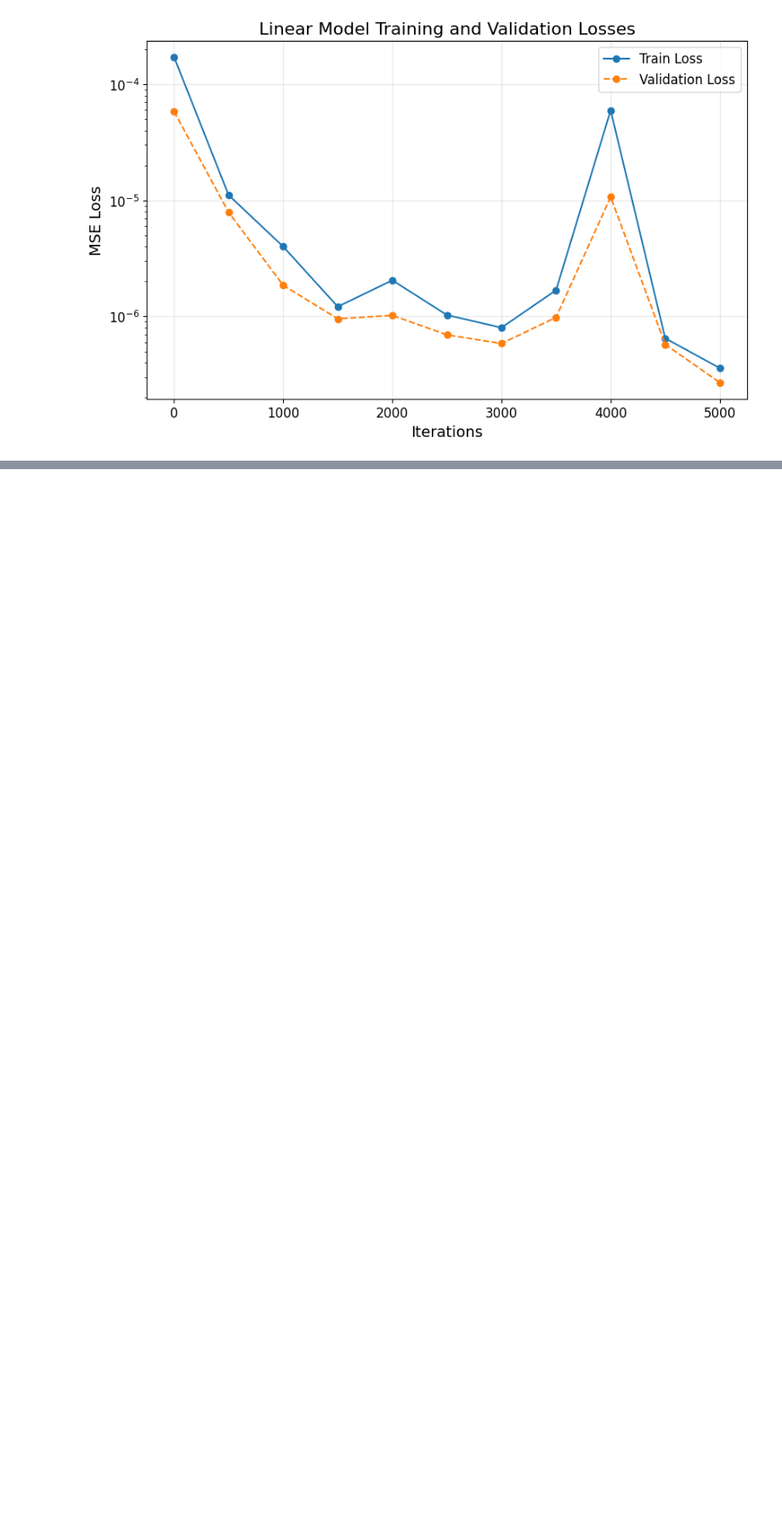
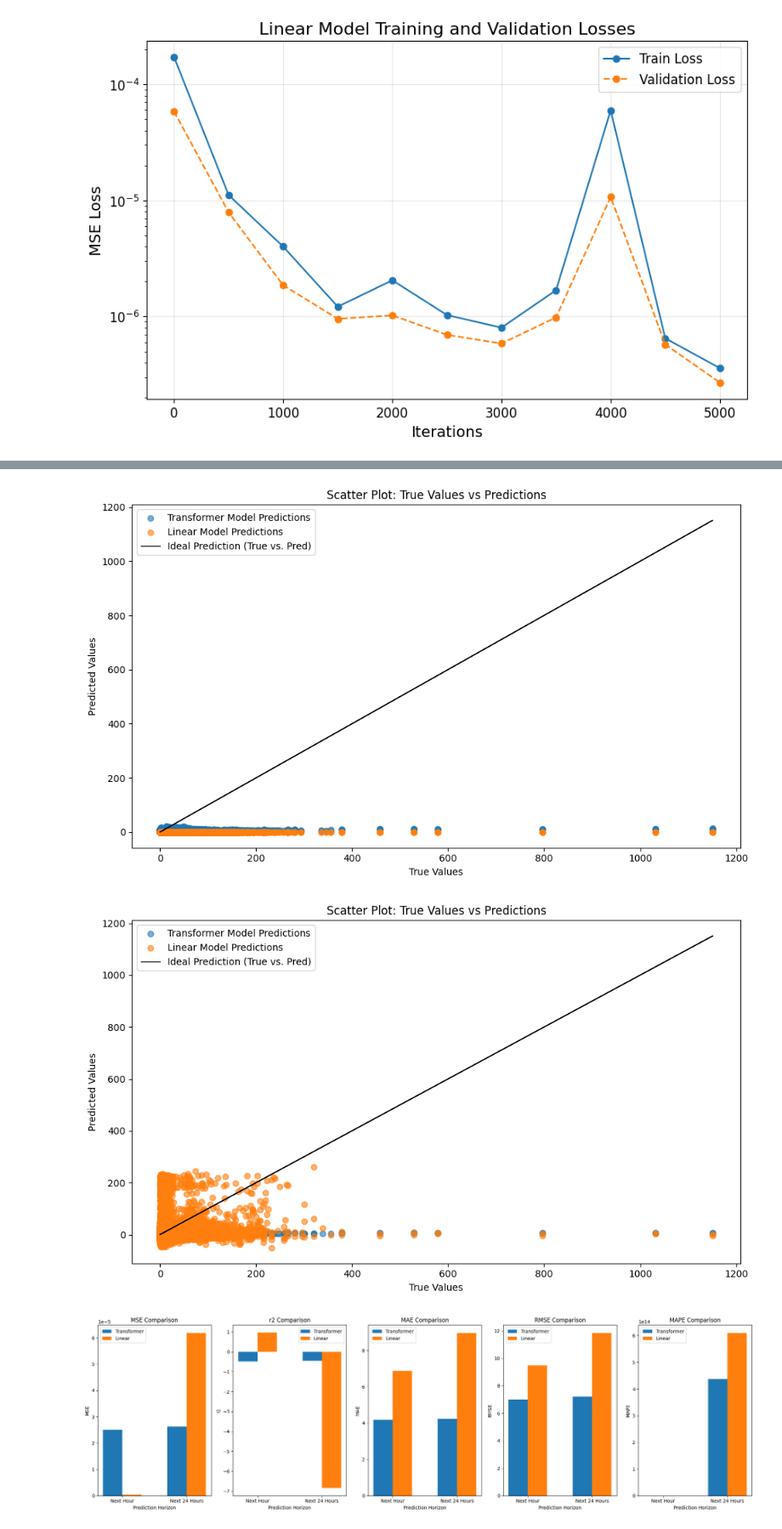
Before and after one commit to quinnledingham/engg680_course_project, a Jupyter notebook: eval.ipynb, the cells around one changed output, grey strips where cells are left out. Shown at 85% size. Drawn from its saved outputs; the diff is of its cells as text; code cells hidden in the pictures; blank space fills up the shorter version.

Commit message:
Add new plots

```diff
--- a/eval.ipynb
+++ b/eval.ipynb
@@ -153,3 +223,75 @@ train_val_loss_graph(linear_losses, 'Linear Model Training and Validation Losses
 # %% [output]
 [figure]
 [figure]
+# %%
+import matplotlib.pyplot as plt
+import numpy as np
+
+metrics = ['MSE', 'r2', 'MAE', 'RMSE', 'MAPE']
+
+def plot_scatter(true_values, transformer_preds, linear_preds):
+    # Scatter plot for true values vs. predictions from both models
+    plt.figure(figsize=(10, 6))
+
+    plt.scatter(true_values, transformer_preds, label='Transformer Model Predictions', alpha=0.6)
+    plt.scatter(true_values, linear_preds, label='Linear Model Predictions', alpha=0.6)
+
+    plt.plot(true_values, true_values, color='black', linewidth=1, label='Ideal Prediction (True vs. Pred)')
+
+    plt.xlabel('True Values')
+    plt.ylabel('Predicted Values')
+    plt.title('Scatter Plot: True Values vs Predictions')
+    plt.legend()
+
+    plt.tight_layout()
+    plt.show()
+
+def plot_comparison_bar_chart(transformer_values, linear_values, transformer_values_24, linear_values_24):
+    # Create subplots for each metric (5 subplots)
+    fig, axes = plt.subplots(1, 5, figsize=(20, 6), dpi=100)
+
+    # Iterate through each metric
+    for i, metric in enumerate(metrics):
+        # Select the appropriate axis for plotting
+        ax = axes[i]
+
+        # Define the bar positions
+        bar_width = 0.3
+        index = np.arange(2)  # We will have two bars per metric: one for next hour, one for 24 hours
+
+        # Data for the bars
+        transformer_data = [transformer_values[i], transformer_values_24[i]]
+        linear_data = [linear_values[i], linear_values_24[i]]
+
+        # Plot the bars for Transformer and Linear models
+        ax.bar(index - bar_width/2, transformer_data, bar_width, label='Transformer')
+        ax.bar(index + bar_width/2, linear_data, bar_width, label='Linear')
+
+        # Set title and labels
+        ax.set_title(f'{metric} Comparison')
+        ax.set_xticks(index)
+        ax.set_xticklabels(['Next Hour', 'Next 24 Hours'])
+        ax.set_xlabel('Prediction Horizon')
+        ax.set_ylabel(metric)
+        ax.legend()
+
+    plt.tight_layout()
+    plt.show()
+
+true_values_1 = test_error(transformer_model).all_targets
+transformer_preds = test_error(transformer_model).all_preds
+linear_preds = test_error(linear_model).all_preds
+transformer_values = [2.5075305529753678e-05, -0.48370426893234253, 4.161135673522949, 6.994561195373535, 97216782336.0]
+linear_values = [3.324101385260292e-07, 0.9605646729469299, 6.874059677124023, 9.481644630432129, 4879744.5]
+
+true_values_2 = gen_24(transformer_model).all_targets
+transformer_preds_24 = gen_24(transformer_model).all_preds
+linear_preds_24 = gen_24(linear_model).all_preds
+transformer_values_24 = [2.6212141165160574e-05, -0.4482114911079407, 4.229403972625732, 7.198902130126953, 437565463199744.0]
+linear_values_24 = [6.177249451866373e-05, -6.84506893157959, 8.945686340332031, 11.832280158996582, 608864630210560.0]
+
+plot_scatter(true_values_1, transformer_preds, linear_preds)
+plot_scatter(true_values_2, transformer_preds_24, linear_preds_24)
+
+plot_comparison_bar_chart(transformer_values, linear_values, transformer_values_24, linear_values_24)
+# %% [output]
@@ -155,0 +315,3 @@ train_val_loss_graph(linear_losses, 'Linear Model Training and Validation Losses
+[figure, added]
+[figure, added]
+[figure, added]
```
Also changed, not shown: parts of 3 cells of this notebook.
